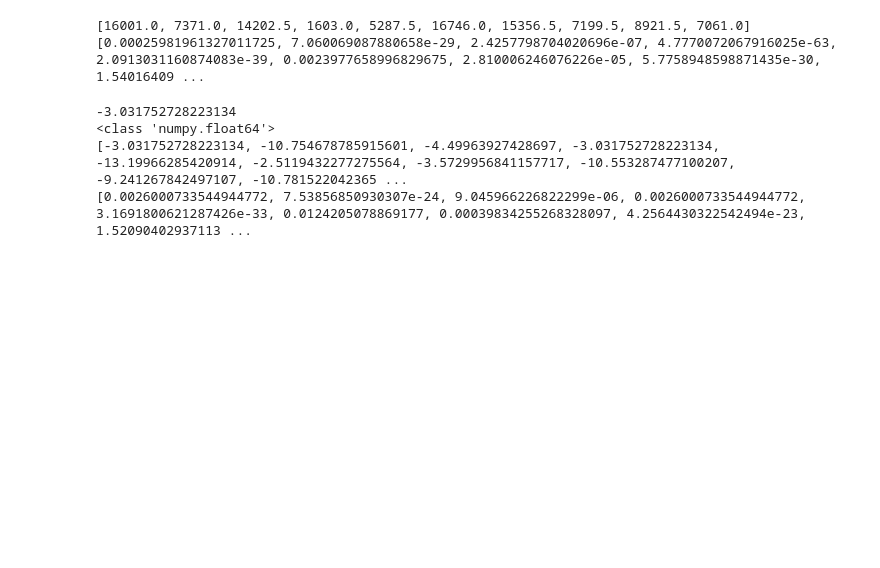
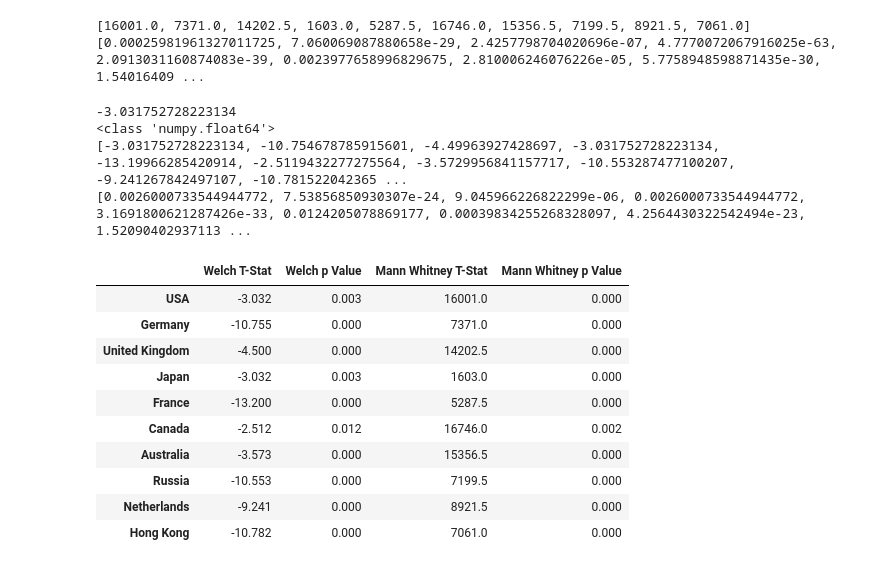
Before and after one commit to rlylecastro/project1, a Jupyter notebook: CountryComparison.ipynb, the cells around one changed output. Drawn from its saved outputs; the diff is of its cells as text; code cells hidden in the pictures; blank space fills up the shorter version.

Commit message:
Final touches on stats and table, added folder of graphs for country comparisons as well

```diff
--- a/CountryComparison.ipynb
+++ b/CountryComparison.ipynb
@@ -410,3 +428,27 @@ print(welch_pval)
 <class 'numpy.float64'>
 [-3.031752728223134, -10.754678785915601, -4.49963927428697, -3.031752728223134, -13.19966285420914, -2.5119432277275564, -3.5729956841157717, -10.553287477100207, -9.241267842497107, -10.781522042365 ...
 [0.0026000733544944772, 7.53856850930307e-24, 9.045966226822299e-06, 0.0026000733544944772, 3.1691800621287426e-33, 0.0124205078869177, 0.00039834255268328097, 4.2564430322542494e-23, 1.52090402937113 ...
+# %%
+old_test_table = pd.DataFrame([welch_stat,welch_pval,mw_stat,mw_pval])
+old_test_table = old_test_table.round(3)
+#print(old_test_table.columns)
+old_test_table.columns = ['USA','Germany','United Kingdom','Japan','France','Canada','Australia', 'Russia',
+                          'Netherlands','Hong Kong']
+old_test_table.index = ["Welch T-Stat","Welch p Value", "Mann Whitney T-Stat", "Mann Whitney p Value"]
+
+test_table = old_test_table.transpose()
+test_table.style.set_caption("Statistical Test Values Comparing Global Chart with Country Chart")
+
+test_table
+# %% [output]
+|  | Welch T-Stat | Welch p Value | Mann Whitney T-Stat | Mann Whitney p Value |
+| USA | -3.032 | 0.003 | 16001.0 | 0.000 |
+| Germany | -10.755 | 0.000 | 7371.0 | 0.000 |
+| United Kingdom | -4.500 | 0.000 | 14202.5 | 0.000 |
+| Japan | -3.032 | 0.003 | 1603.0 | 0.000 |
+| France | -13.200 | 0.000 | 5287.5 | 0.000 |
+| Canada | -2.512 | 0.012 | 16746.0 | 0.002 |
+| Australia | -3.573 | 0.000 | 15356.5 | 0.000 |
+| Russia | -10.553 | 0.000 | 7199.5 | 0.000 |
+| Netherlands | -9.241 | 0.000 | 8921.5 | 0.000 |
+| Hong Kong | -10.782 | 0.000 | 7061.0 | 0.000 |
```
Also changed, not shown: parts of 12 cells of this notebook, 11 other files.
